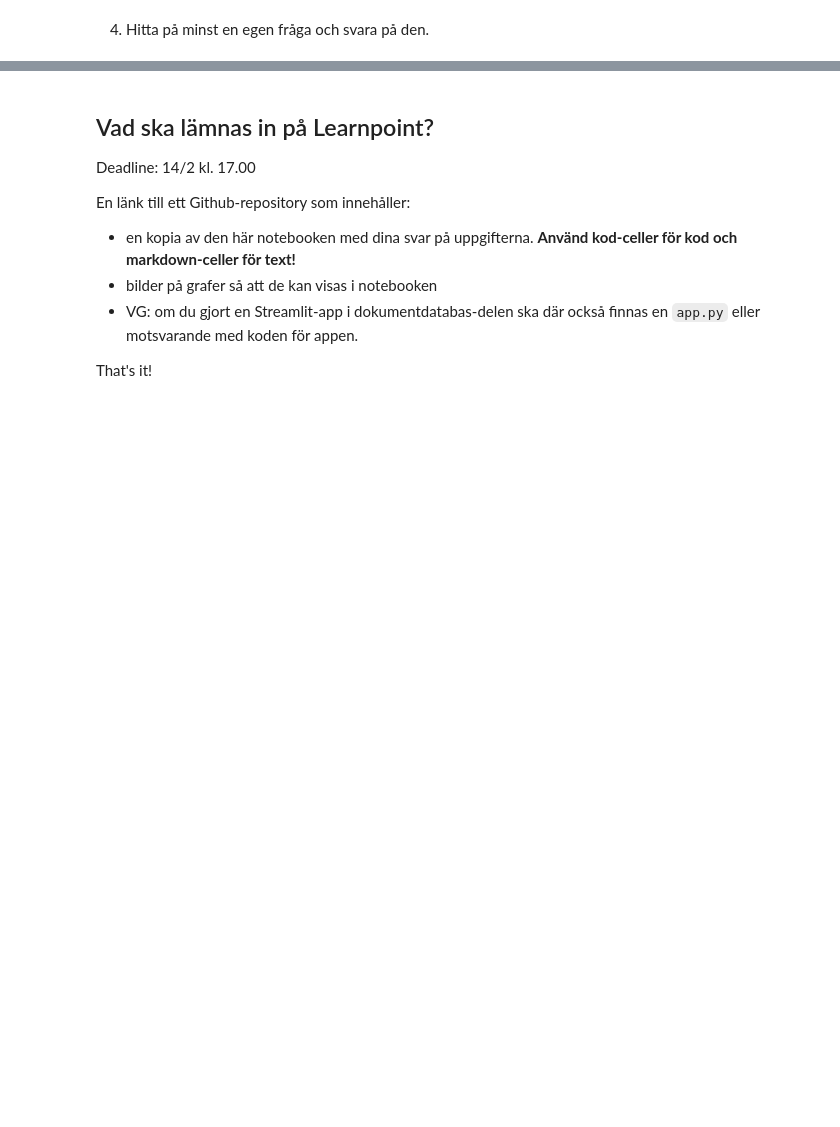
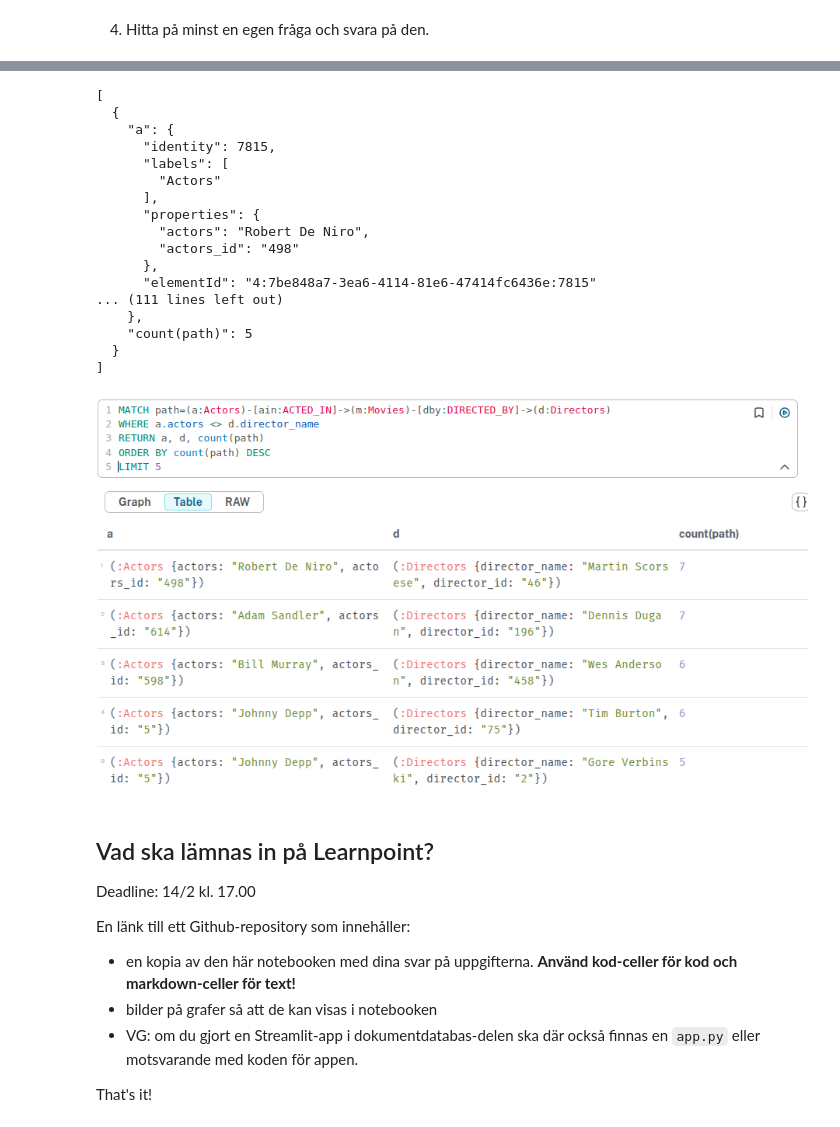
Before and after one commit to DaDrummerthe1st/DATA24HEL_DBT25_uppgift_1, a Jupyter notebook: kunskapskontroll_1.ipynb, the cells around one changed output, grey strips where cells are left out. Saved outputs shown, nothing was run; the diff lists cells and outputs as text; code cells hidden in the pictures; blank space fills up the shorter version.

```diff
--- a/kunskapskontroll_1.ipynb
+++ b/kunskapskontroll_1.ipynb
@@ -1095,3 +1128,24 @@ open_files_neo4j('neo4j_answers/answer_neo4j_question_2.png', 'neo4j_answers/fra
+# %%
+open_files_neo4j(png=['neo4j_answers/answer_neo4j_question_4a_result.png'], json_file='neo4j_answers/fraga_4a.json')
+# %% [output]
+[
+  {
+    "a": {
+      "identity": 7815,
+      "labels": [
+        "Actors"
+      ],
+      "properties": {
+        "actors": "Robert De Niro",
+        "actors_id": "498"
+      },
+      "elementId": "4:7be848a7-3ea6-4114-81e6-47414fc6436e:7815"
+... (111 lines left out)
+    },
+    "count(path)": 5
+  }
+]
+[figure, added]
 # %% [markdown]
 ## Vad ska lämnas in på Learnpoint?
 
```
Also changed, not shown: parts of 5 cells of this notebook, 5 other files.
